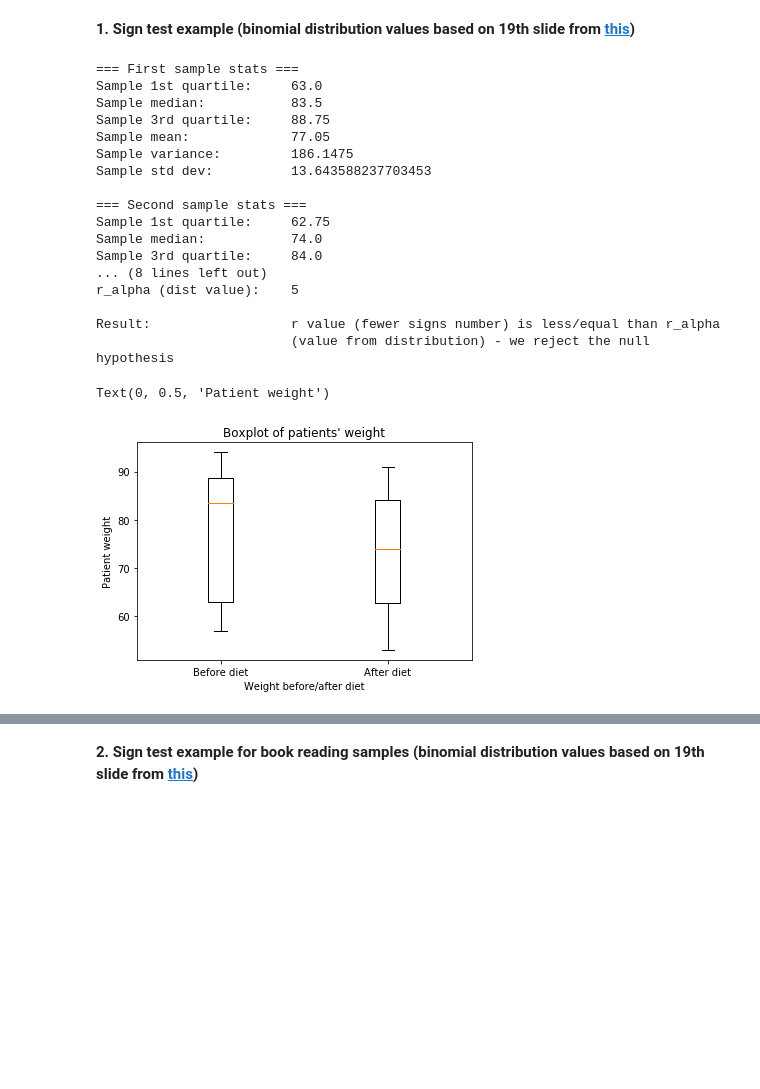
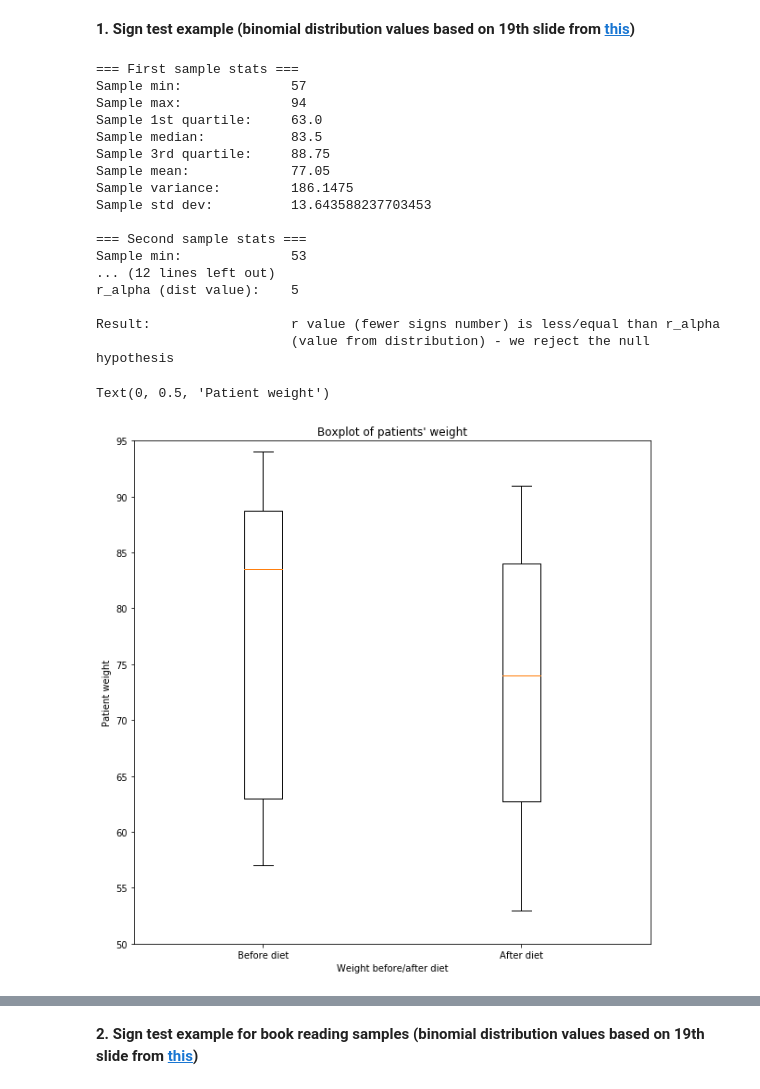
Before and after one commit to Netherwulf/data-science-toolkit, a Jupyter notebook: nonparametric_tests.ipynb, the cells around one changed output, grey strips where cells are left out. Cells and saved outputs as stored; diff of their text form; code cells hidden in the pictures; blank space fills up the shorter version.

```diff
--- a/nonparametric_tests.ipynb
+++ b/nonparametric_tests.ipynb
@@ -12,7 +12,9 @@ from statsmodels.stats.descriptivestats import sign_test
 <b>1. Sign test example (binomial distribution values based on 19th slide from [this](http://home.agh.edu.pl/~kca/stat/WYK%A3ADY_pdf/WYK%A3AD%208.pdf))</b>
 # %%
 def summarize_sample(sample):
-    print('Sample 1st quartile: \t {0}'.format(np.percentile(sample, 25)),
+    print('Sample min: \t\t {0}'.format(np.min(sample)),
+          '\nSample max: \t\t {0}'.format(np.max(sample)),
+          '\nSample 1st quartile: \t {0}'.format(np.percentile(sample, 25)),
           '\nSample median: \t\t {0}'.format(np.median(sample)),
           '\nSample 3rd quartile: \t {0}'.format(np.percentile(sample, 75)),
           '\nSample mean: \t\t {0}'.format(np.mean(sample)),
@@ -77,35 +79,39 @@ w2 = [73, 68, 75, 54, 53, 84, 84, 86, 66, 84, 78, 58, 91, 57, 59, 88, 71, 84, 64
 print('=== First sample stats ===')
 summarize_sample(w1)
 
 print('\n=== Second sample stats ===')
 summarize_sample(w2)
 
 print('\nFirst sample median: \t {0}'.format(np.median(w1)),
      '\nSecond sample median: \t {0}'.format(np.median(w2)))
 
 signs_test(w1, w2)
 
+# boxplot
+plt.figure(figsize=(10,10))
 plt.boxplot((w1, w2), labels=['Before diet', 'After diet'])
+plt.ylim(50, 95)
 plt.title('Boxplot of patients\' weight')
 plt.xlabel('Weight before/after diet')
 plt.ylabel('Patient weight')
+# TO-DO: ADD TWO HISTOGRAMS TO SECOND EXERCISE
 # %% [output]
 === First sample stats ===
+Sample min:              57
+Sample max:              94
 Sample 1st quartile:     63.0
 Sample median:           83.5
 Sample 3rd quartile:     88.75
 Sample mean:             77.05
 Sample variance:         186.1475
 Sample std dev:          13.643588237703453
 
 === Second sample stats ===
-Sample 1st quartile:     62.75
-Sample median:           74.0
-Sample 3rd quartile:     84.0
-... (8 lines left out)
+Sample min:              53
+... (12 lines left out)
 r_alpha (dist value):    5
 
 Result:                  r value (fewer signs number) is less/equal than r_alpha
                          (value from distribution) - we reject the null hypothesis
 Text(0, 0.5, 'Patient weight')
-[figure, old version]
+[figure, new version]
```
Also changed, not shown: parts of 5 cells of this notebook.
